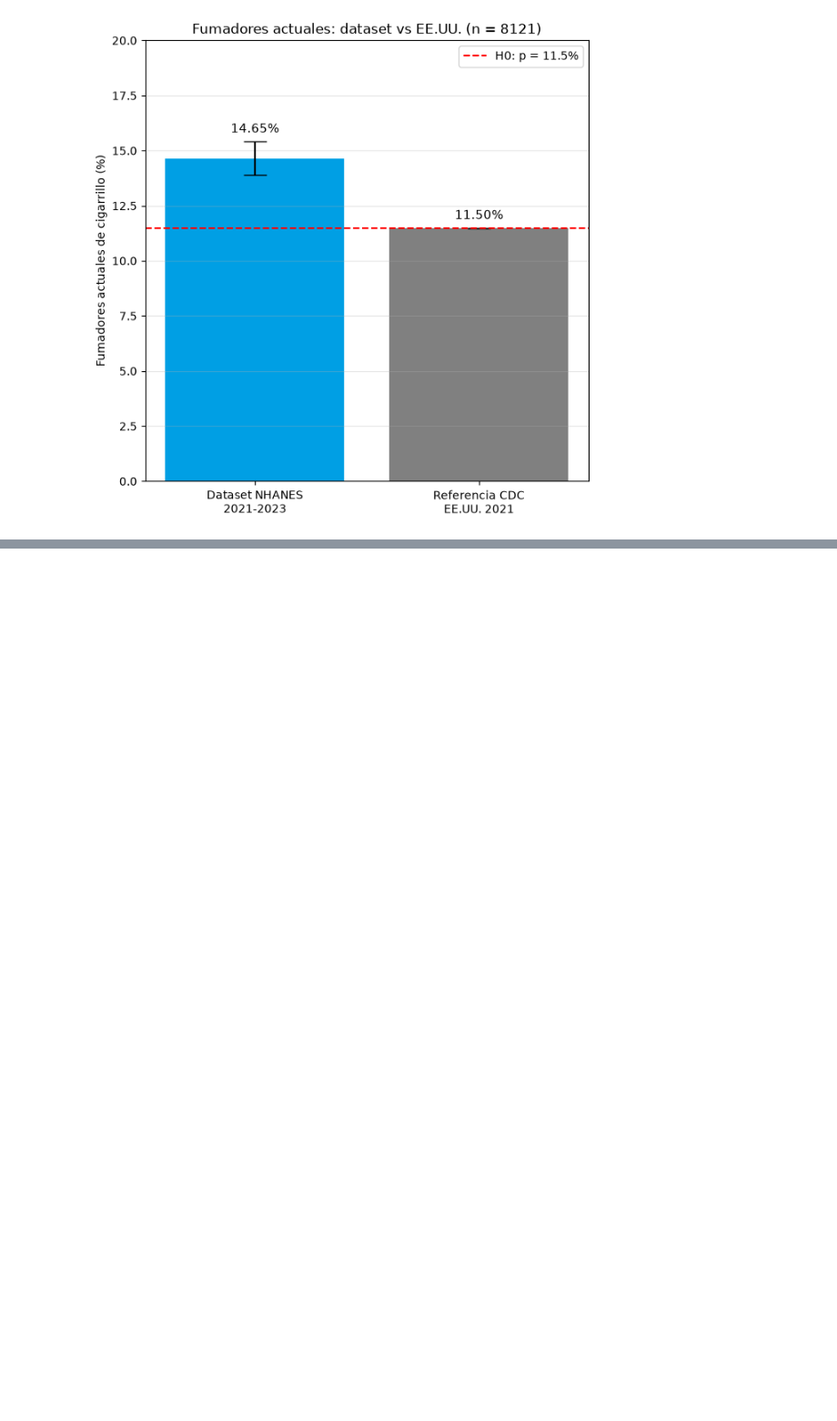
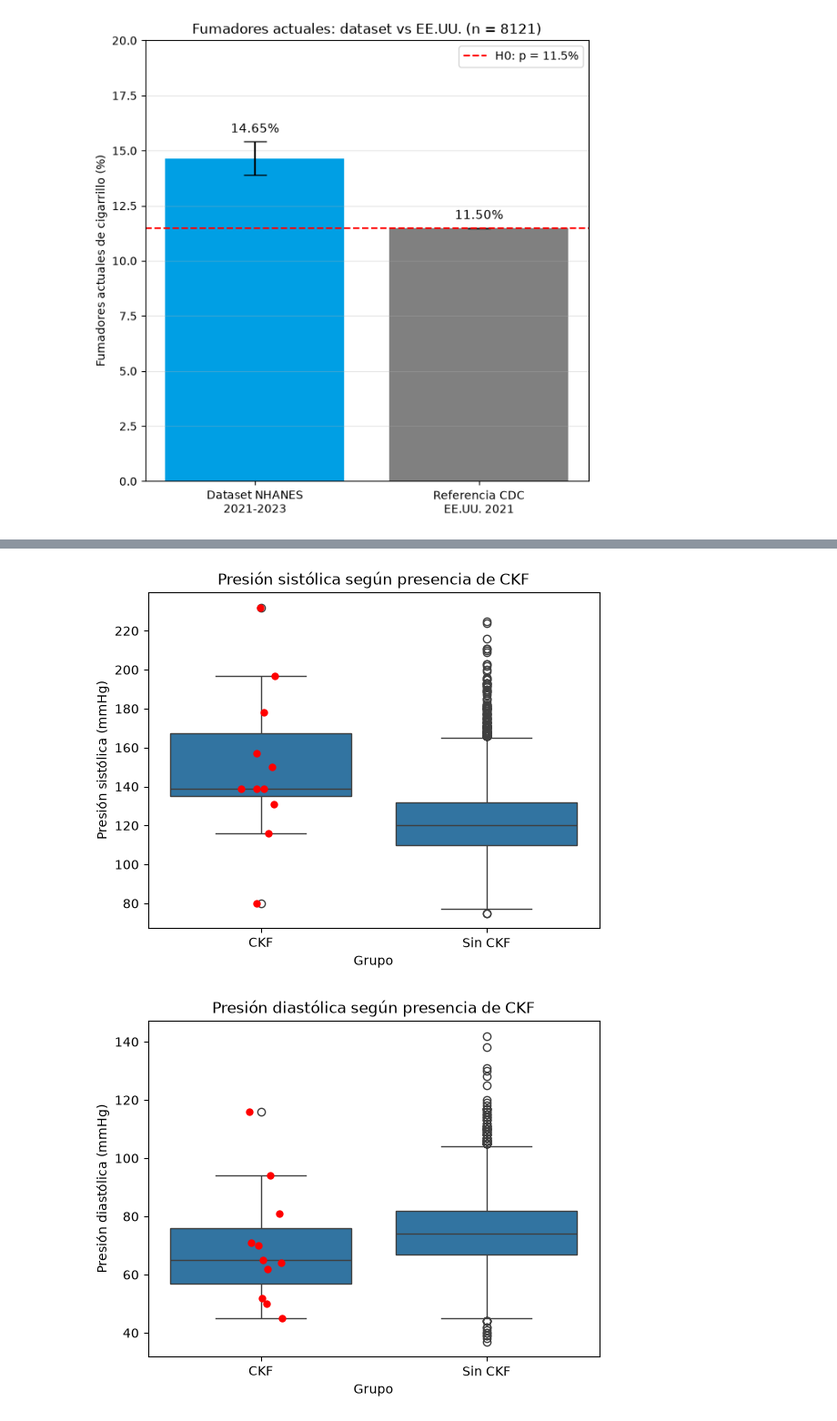
Before and after one commit to FranGonzalez354/TPE_fundamentos, a Jupyter notebook: CodeTPE.ipynb, the cells around one changed output, grey strips where cells are left out. Shown at 91% size. Saved outputs shown, nothing was run; the diff lists cells and outputs as text; code cells hidden in the pictures; blank space fills up the shorter version.

```diff
--- a/CodeTPE.ipynb
+++ b/CodeTPE.ipynb
@@ -443,0 +639,12 @@ Test Chi-cuadrado: Estadístico = 4463.709, p-valor = 0.0000e+00
+# %%
+adultos_evaluados = data[(data["egfr"].notna()) & (data["age"] >= 18)].copy()
+adultos_evaluados = adultos_evaluados.dropna(subset=["bp_systolic", "bp_diastolic"])
+
+adultos_evaluados["grupo_ckf"] = ["CKF" if etapa == "Stage5" else "Sin CKF" for etapa in adultos_evaluados["ckd_stage"]]
+
+con_ckf = adultos_evaluados[adultos_evaluados["grupo_ckf"] == "CKF"]
+sin_ckf = adultos_evaluados[adultos_evaluados["grupo_ckf"] == "Sin CKF"]
+
+print(f"Adultos evaluados con presión medida: {len(adultos_evaluados)}")
+print(f"Con CKF: {len(con_ckf)}")
+print(f"Sin CKF: {len(sin_ckf)}")
@@ -443,0 +676,21 @@ Test Chi-cuadrado: Estadístico = 4463.709, p-valor = 0.0000e+00
+# %%
+import seaborn as sns
+
+orden_grupos = ["CKF", "Sin CKF"]
+
+sns.boxplot(x="grupo_ckf", y="bp_systolic", data=adultos_evaluados, order=orden_grupos)
+sns.stripplot(x="grupo_ckf", y="bp_systolic", data=con_ckf, order=orden_grupos, color="red", size=6)
+plt.title("Presión sistólica según presencia de CKF")
+plt.xlabel("Grupo")
+plt.ylabel("Presión sistólica (mmHg)")
+plt.show()
+
+sns.boxplot(x="grupo_ckf", y="bp_diastolic", data=adultos_evaluados, order=orden_grupos)
+sns.stripplot(x="grupo_ckf", y="bp_diastolic", data=con_ckf, order=orden_grupos, color="red", size=6)
+plt.title("Presión diastólica según presencia de CKF")
+plt.xlabel("Grupo")
+plt.ylabel("Presión diastólica (mmHg)")
+plt.show()
+# %% [output]
+[figure, added]
+[figure, added]
```
Also changed, not shown: parts of 67 cells of this notebook.
